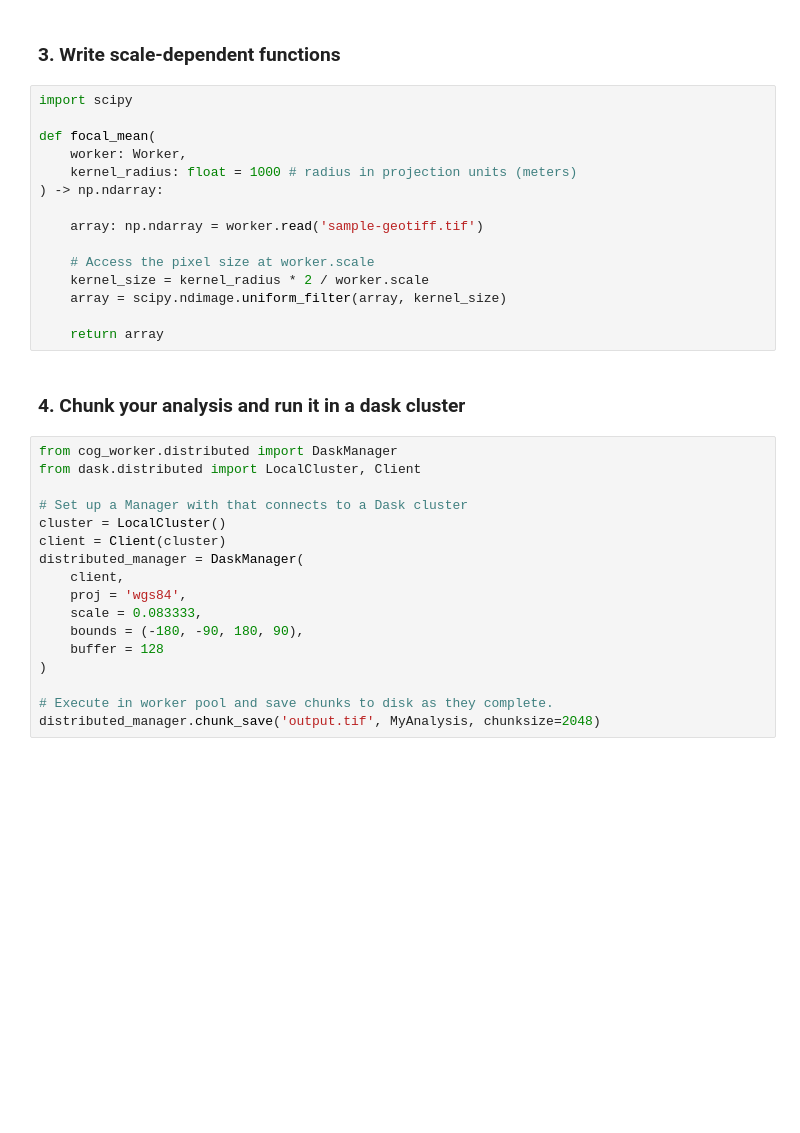
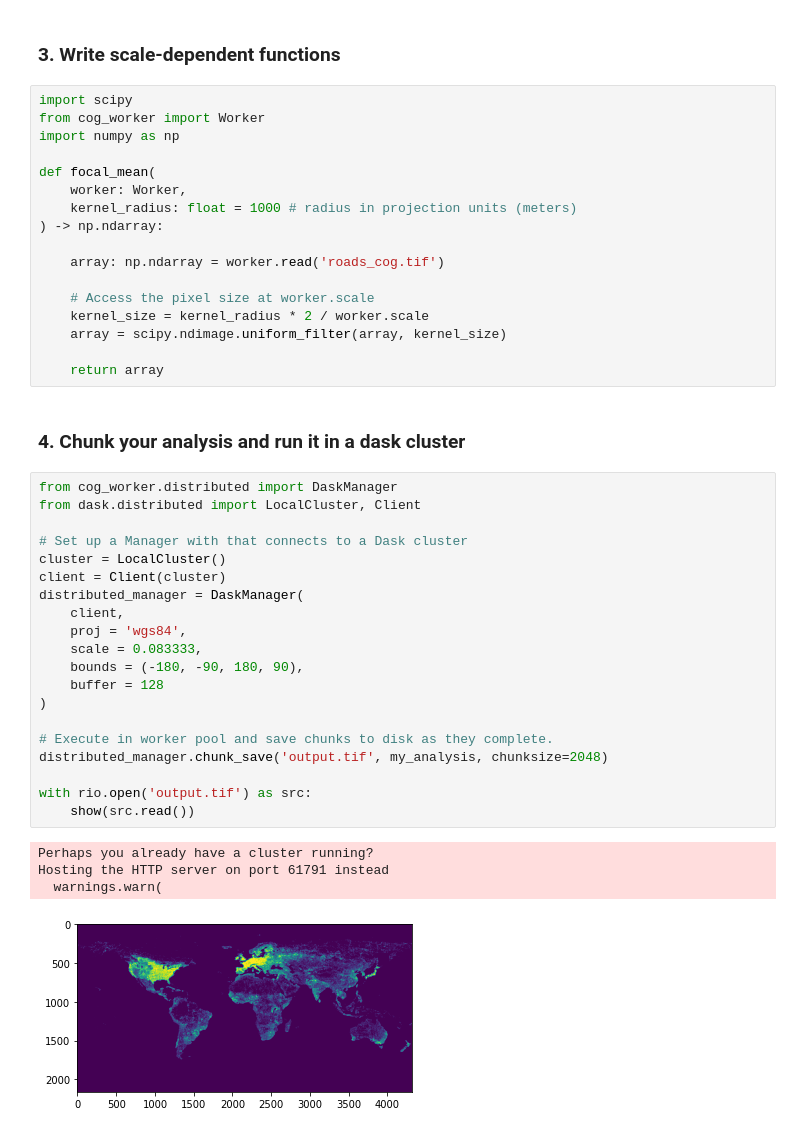
Before and after one commit to Vizzuality/cog_worker, a Jupyter notebook: docs/examples/1. quick-start.ipynb, the cells around one changed output. Cells and saved outputs as stored; diff of their text form; blank space fills up the shorter version.

```diff
--- a/docs/examples/1. quick-start.ipynb
+++ b/docs/examples/1. quick-start.ipynb
@@ -78,13 +90,15 @@ for params in manager.chunk_params(chunksize=1500):
 ### 3. Write scale-dependent functions
 # %%
 import scipy
+from cog_worker import Worker
+import numpy as np
 
 def focal_mean(
     worker: Worker,
     kernel_radius: float = 1000 # radius in projection units (meters)
 ) -> np.ndarray:
 
-    array: np.ndarray = worker.read('sample-geotiff.tif')
+    array: np.ndarray = worker.read('roads_cog.tif')
 
     # Access the pixel size at worker.scale
     kernel_size = kernel_radius * 2 / worker.scale
@@ -96,17 +110,25 @@ def focal_mean(
 # %%
 from cog_worker.distributed import DaskManager
 from dask.distributed import LocalCluster, Client
 
 # Set up a Manager with that connects to a Dask cluster
 cluster = LocalCluster()
 client = Client(cluster)
 distributed_manager = DaskManager(
     client,
     proj = 'wgs84',
     scale = 0.083333,
     bounds = (-180, -90, 180, 90),
     buffer = 128
 )
 
 # Execute in worker pool and save chunks to disk as they complete.
-distributed_manager.chunk_save('output.tif', MyAnalysis, chunksize=2048)
+distributed_manager.chunk_save('output.tif', my_analysis, chunksize=2048)
+
+with rio.open('output.tif') as src:
+    show(src.read())
+# %% [output]
+Perhaps you already have a cluster running?
+Hosting the HTTP server on port 61791 instead
+  warnings.warn(
+[figure, added]
```
Also changed, not shown: parts of 1 cell of this notebook, 39 other files.
